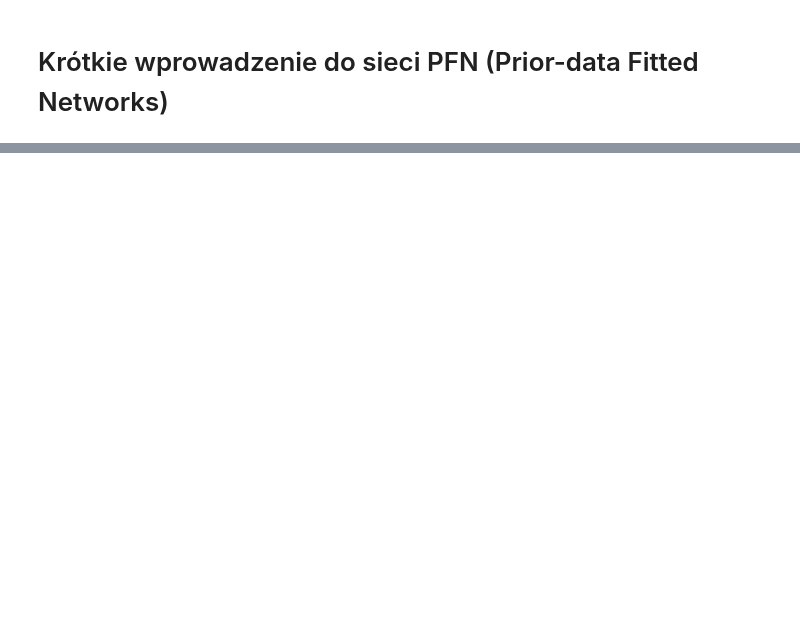
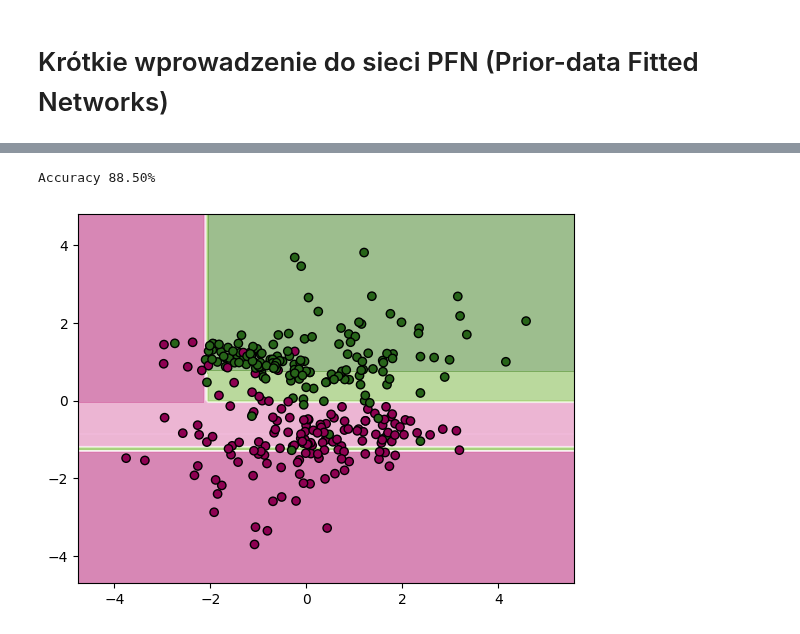
Before and after one commit to barhanc/tinny, a Jupyter notebook: notebooks/pfn-tutorial.ipynb, the cells around one changed output, grey strips where cells are left out. Drawn from its saved outputs; the diff is of its cells as text; code cells hidden in the pictures; blank space fills up the shorter version.

```diff
--- a/notebooks/pfn-tutorial.ipynb
+++ b/notebooks/pfn-tutorial.ipynb
@@ -262,0 +356,27 @@ Accuracy 50.00%
+# %%
+from sklearn.ensemble import GradientBoostingClassifier
+from sklearn.model_selection import GridSearchCV
+from sklearn.inspection import DecisionBoundaryDisplay
+
+estimator = GradientBoostingClassifier()
+param_grid = {
+    "n_estimators": [50, 100, 500],
+    "learning_rate": [0.01, 0.2, 1.0],
+    "max_depth": [3, 5, 7, None],
+}
+
+clf = GridSearchCV(estimator, param_grid, cv=5, scoring="accuracy", n_jobs=-1)
+clf.fit(X_train.cpu().numpy(), y_train.cpu().numpy().squeeze())
+
+acc = accuracy_score(
+    y_true=y_query.cpu().numpy().squeeze(),
+    y_pred=clf.predict(X_query.cpu().numpy()),
+)
+print(f"Accuracy {acc:.2%}")
+
+disp = DecisionBoundaryDisplay.from_estimator(clf, data_X, cmap="PiYG", alpha=0.5)
+disp.ax_.scatter(data_X[:, 0], data_X[:, 1], c=data_y, edgecolors="k", cmap="PiYG")
+plt.show()
+# %% [output]
+Accuracy 88.50%
+[figure, added]
```
Also changed, not shown: parts of 17 cells of this notebook.
